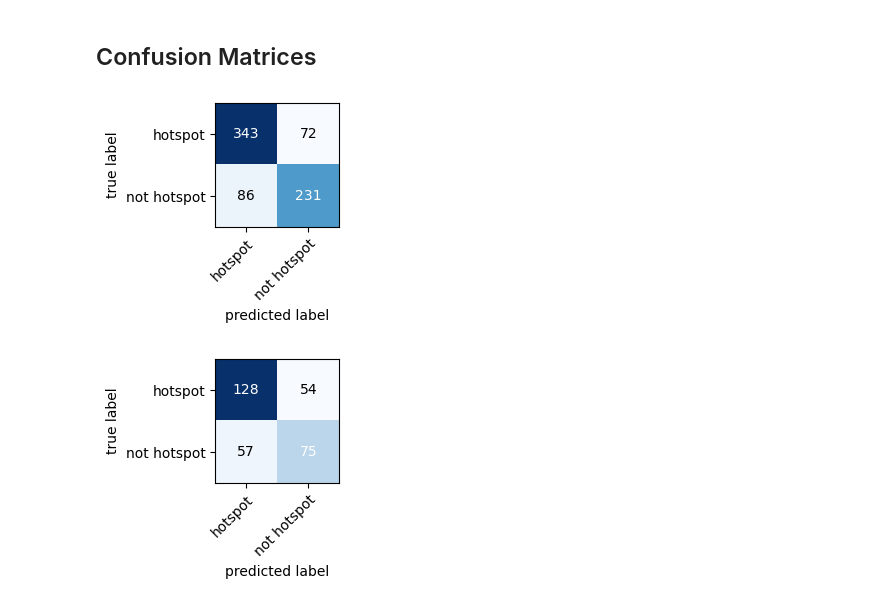
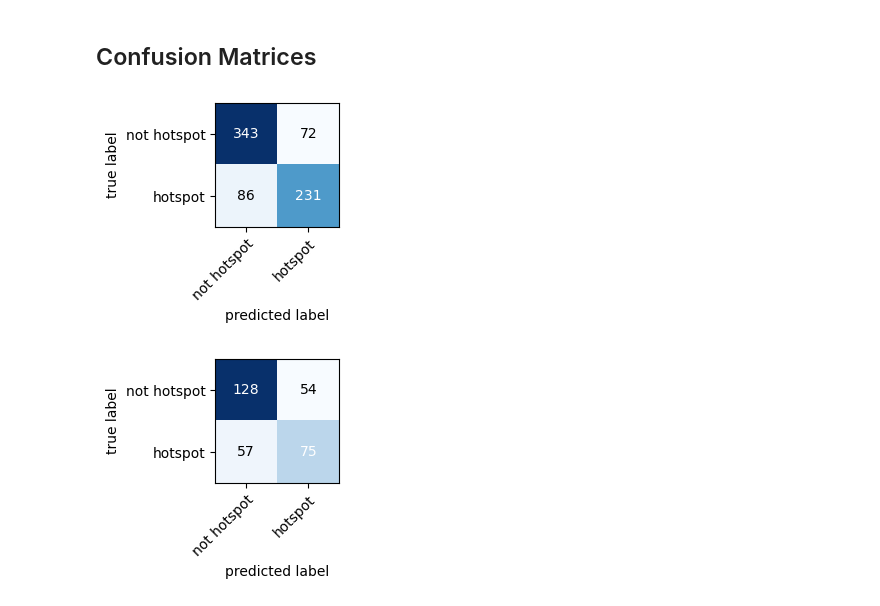
Before and after one commit to Raschka-research-group/hotspotter, a Jupyter notebook: experiments/figure-confusion-matrices/mlp-sequence-only.ipynb, the cells around one changed output. Cells and saved outputs as stored; diff of their text form; code cells hidden in the pictures.

Commit message:
fix confusion matrices labels

```diff
--- a/experiments/figure-confusion-matrices/mlp-sequence-only.ipynb
+++ b/experiments/figure-confusion-matrices/mlp-sequence-only.ipynb
@@ -127,29 +132,23 @@ pred_test = pipe.predict(X_test_ohe)
 # %%
-from mlxtend.evaluate import confusion_matrix
-from mlxtend.plotting import plot_confusion_matrix
-import matplotlib.pyplot as plt
-import numpy as np
-
-
 cm_train = confusion_matrix(y_target=y_train,
                             y_predicted=pred_train)
 
-class_dict = {0: 'hotspot',
-              1: 'not hotspot'}
+class_dict = {0: 'not hotspot',
+              1: 'hotspot',}
 
 fig, ax = plot_confusion_matrix(cm_train, figsize=(3.5, 2.5), class_names=class_dict.values())
 
 plt.tight_layout()
 plt.savefig('mlp_train_sequence-only.pdf')
 plt.show()
 # %% [output]
-[figure, old version]
+[figure, new version]
 # %%
 cm_test = confusion_matrix(y_target=y_test,
-                            y_predicted=pred_test)
+                           y_predicted=pred_test)
 
-class_dict = {0: 'hotspot',
-              1: 'not hotspot'}
+class_dict = {0: 'not hotspot',
+              1: 'hotspot'}
 
 fig, ax = plot_confusion_matrix(cm_test, figsize=(3.5, 2.5), class_names=class_dict.values())
 
@@ -157,4 +156,4 @@ plt.tight_layout()
 plt.savefig('mlp_test_sequence-only.pdf')
 plt.show()
 # %% [output]
-[figure, old version]
+[figure, new version]
```
Also changed, not shown: parts of 1 cell of this notebook, 1 other file.
